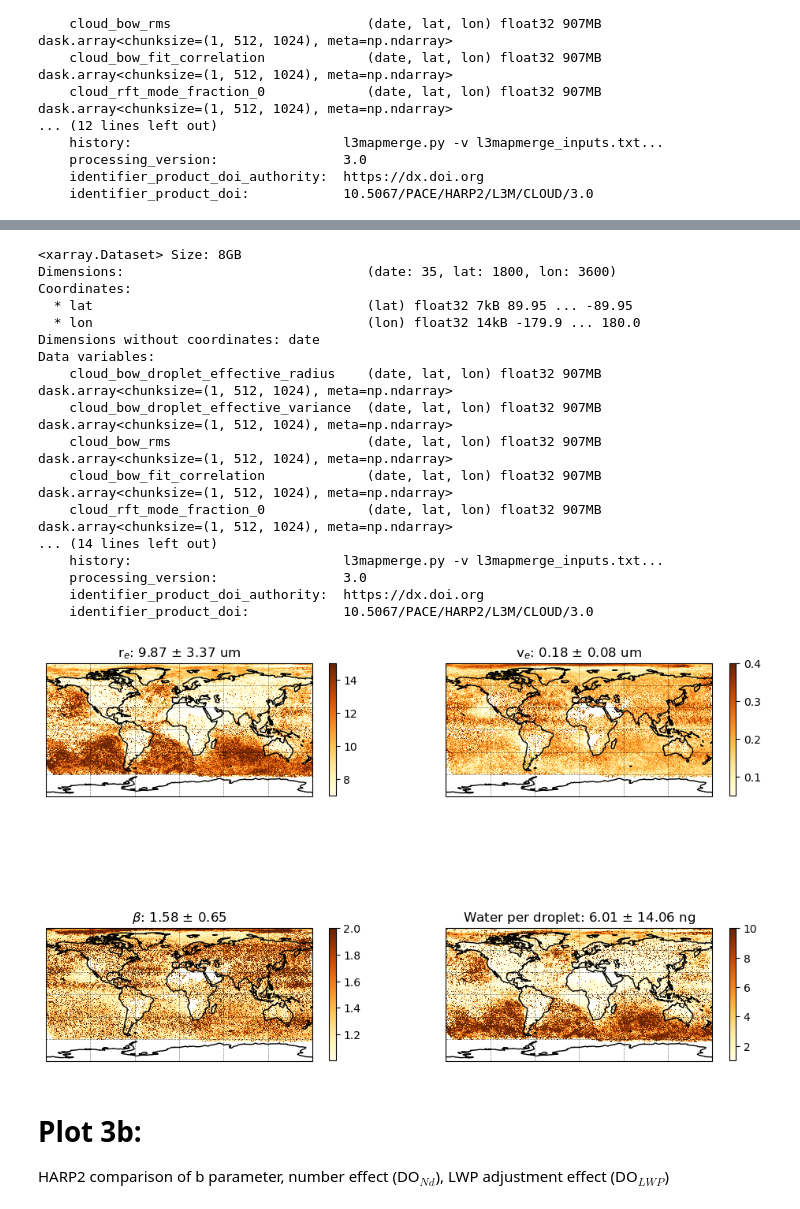
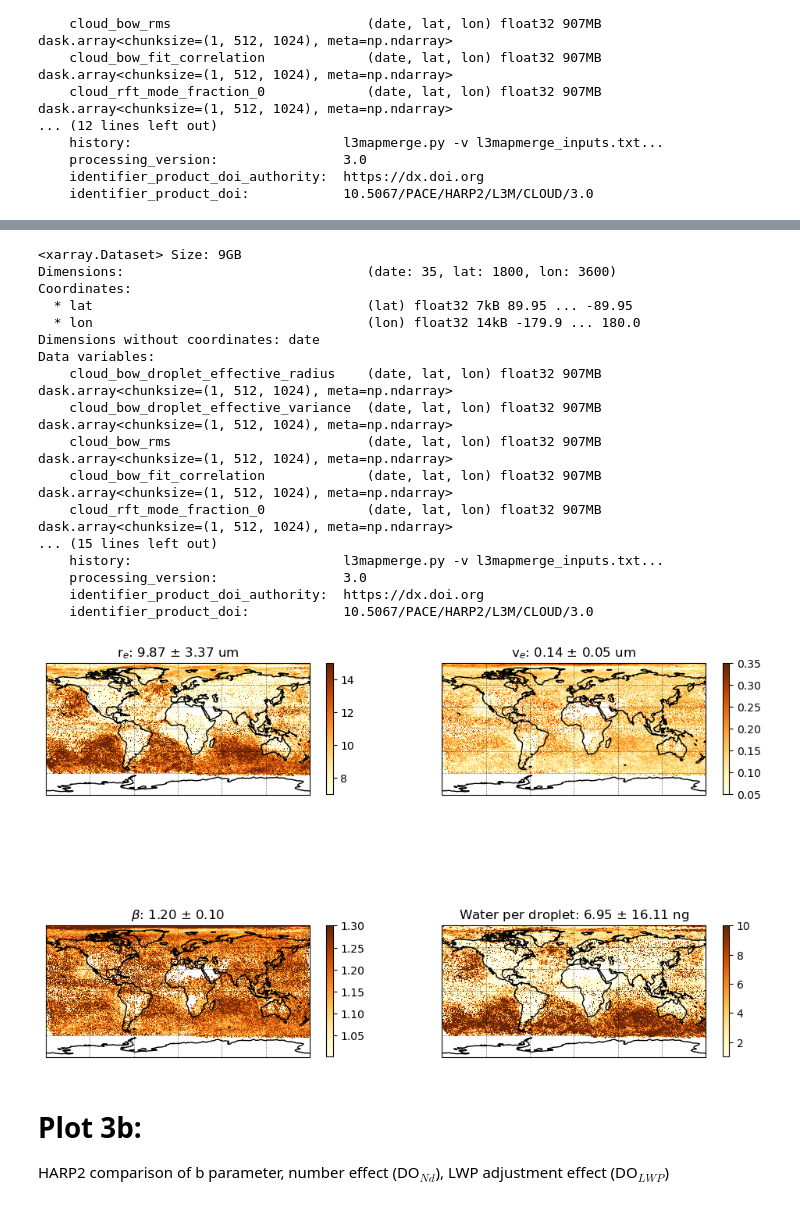
Before and after one commit to claresinger/mucloud-pacehack2025, a Jupyter notebook: Master_Plots.ipynb, the cells around one changed output, grey strips where cells are left out. Cells and saved outputs as stored; diff of their text form; code cells hidden in the pictures.

```diff
--- a/Master_Plots.ipynb
+++ b/Master_Plots.ipynb
@@ -203,3 +203,9 @@ def calc_DE_params(er,ev):
     A = 4/3 * np.pi * density_water
     LN = A * (1-ev_u) * (1-2*ev_u) * er_u**3
     return(beta,LN.metpy.convert_units('g'))
+# %%
+ev = dataset.cloud_bow_droplet_effective_variance.compute()
+# %%
+ev_flat = ev.data.flatten()
+ev_flat[ev_flat>0.35]=np.nan
+ev_cut = ev_flat.reshape(ev.data.shape)
@@ -205,0 +216,3 @@ def calc_DE_params(er,ev):
+# %%
+dataset = dataset.assign(ev_cut = (['date','lat','lon'],ev_cut))
+dataset
@@ -206,9 +237,9 @@ def calc_DE_params(er,ev):
 # %%
-dataset=dataset.assign(beta = (['date','lat','lon'],calc_DE_params(dataset.cloud_bow_droplet_effective_radius,dataset.cloud_bow_droplet_effective_variance)[0].data))
-dataset=dataset.assign(LN = (['date','lat','lon'],calc_DE_params(dataset.cloud_bow_droplet_effective_radius,dataset.cloud_bow_droplet_effective_variance)[1].data))
+dataset=dataset.assign(beta = (['date','lat','lon'],calc_DE_params(dataset.cloud_bow_droplet_effective_radius,dataset.ev_cut)[0].data))
+dataset=dataset.assign(LN = (['date','lat','lon'],calc_DE_params(dataset.cloud_bow_droplet_effective_radius,dataset.ev_cut)[1].data))
 dataset
 # %% [output]
-<xarray.Dataset> Size: 8GB
+<xarray.Dataset> Size: 9GB
 Dimensions:                               (date: 35, lat: 1800, lon: 3600)
 Coordinates:
   * lat                                   (lat) float32 7kB 89.95 ... -89.95
@@ -220,7 +251,7 @@ Data variables:
     cloud_bow_rms                         (date, lat, lon) float32 907MB dask.array<chunksize=(1, 512, 1024), meta=np.ndarray>
     cloud_bow_fit_correlation             (date, lat, lon) float32 907MB dask.array<chunksize=(1, 512, 1024), meta=np.ndarray>
     cloud_rft_mode_fraction_0             (date, lat, lon) float32 907MB dask.array<chunksize=(1, 512, 1024), meta=np.ndarray>
-... (14 lines left out)
+... (15 lines left out)
     history:                           l3mapmerge.py -v l3mapmerge_inputs.txt...
     processing_version:                3.0
     identifier_product_doi_authority:  https://dx.doi.org
@@ -250,48 +281,48 @@ ax.set_title(r'r$_e$: {mean:.2f} $\pm$ {std:.2f} um'.format(mean = np.nanmean(ds
 
 ax = fig.add_subplot(2, 2, 2, projection=ccrs.PlateCarree())
 
-im = ax.pcolormesh(ds_mean.lon,ds_mean.lat,ds_mean.cloud_bow_droplet_effective_variance,
-        shading="nearest", rasterized=True, transform=ccrs.PlateCarree(),cmap=cm,vmin=0.05,vmax=0.4)#,norm=LogNorm(vmin=0.15,vmax=0.5))
+im = ax.pcolormesh(ds_mean.lon,ds_mean.lat,ds_mean.ev_cut,
+        shading="nearest", rasterized=True, transform=ccrs.PlateCarree(),cmap=cm,vmin=0.05,vmax=0.35)#,norm=LogNorm(vmin=0.15,vmax=0.5))
 plt.colorbar(im,shrink=0.6,ax=ax)
 ax.set_aspect("equal")
 ax.coastlines()
 
 ax.gridlines(crs=ccrs.PlateCarree(), draw_labels=False,
            linewidth=0.5, color='black', alpha=0.5, linestyle='--')
-ax.set_title(r'v$_e$: {mean:.2f} $\pm$ {std:.2f} um'.format(mean = np.nanmean(ds_mean.cloud_bow_droplet_effective_variance),std = np.nanstd(ds_mean.cloud_bow_droplet_effective_variance)))
+ax.set_title(r'v$_e$: {mean:.2f} $\pm$ {std:.2f} um'.format(mean = np.nanmean(ds_mean.ev_cut),std = np.nanstd(ds_mean.ev_cut)))
 
 
 
 
 ax = fig.add_subplot(2, 2, 3, projection=ccrs.PlateCarree())
 
 im = ax.pcolormesh(ds_mean.lon,ds_mean.lat,ds_mean.beta,
-        shading="nearest", rasterized=True, transform=ccrs.PlateCarree(),cmap=cm,vmax = 2)
+        shading="nearest", rasterized=True, transform=ccrs.PlateCarree(),cmap=cm,vmax = 1.3)
 plt.colorbar(im,shrink=0.6,ax=ax)
 ax.set_aspect("equal")
 ax.coastlines()
 
 ax.gridlines(crs=ccrs.PlateCarree(), draw_labels=False,
            linewidth=0.5, color='black', alpha=0.5, linestyle='--')
 ax.set_title(r'$\beta$: {mean:.2f} $\pm$ {std:.2f}'.format(mean = np.nanmean(ds_mean.beta),std = np.nanstd(ds_mean.beta)))
 
 
 ax = fig.add_subplot(2, 2, 4, projection=ccrs.PlateCarree())
 
 im = ax.pcolormesh(ds_mean.lon,ds_mean.lat,ds_mean.LN.metpy.convert_units('ng'),
         shading="nearest", rasterized=True, transform=ccrs.PlateCarree(),cmap=cm,vmin=1,vmax=10)#norm=LogNorm(vmin=1e-9,vmax=1e-7))
 plt.colorbar(im,shrink=0.6,ax=ax)
 ax.set_aspect("equal")
 ax.coastlines()
 
 ax.gridlines(crs=ccrs.PlateCarree(), draw_labels=False,
            linewidth=0.5, color='black', alpha=0.5, linestyle='--')
 ax.set_title(r'Water per droplet: {mean:.2f} $\pm$ {std:.2f} ng'.format(mean = np.nanmean(ds_mean.LN.metpy.convert_units('ng')),std = np.nanstd(ds_mean.LN.metpy.convert_units('ng'))))
 
 
 plt.show()
 # %% [output]
-[figure, old version]
+[figure, new version]
 # %% [markdown]
 # Plot 3b:
 HARP2 comparison of b parameter, number effect (DO$_{Nd}$), LWP adjustment effect (DO$_{LWP}$)
```
Also changed, not shown: parts of 9 cells of this notebook.
